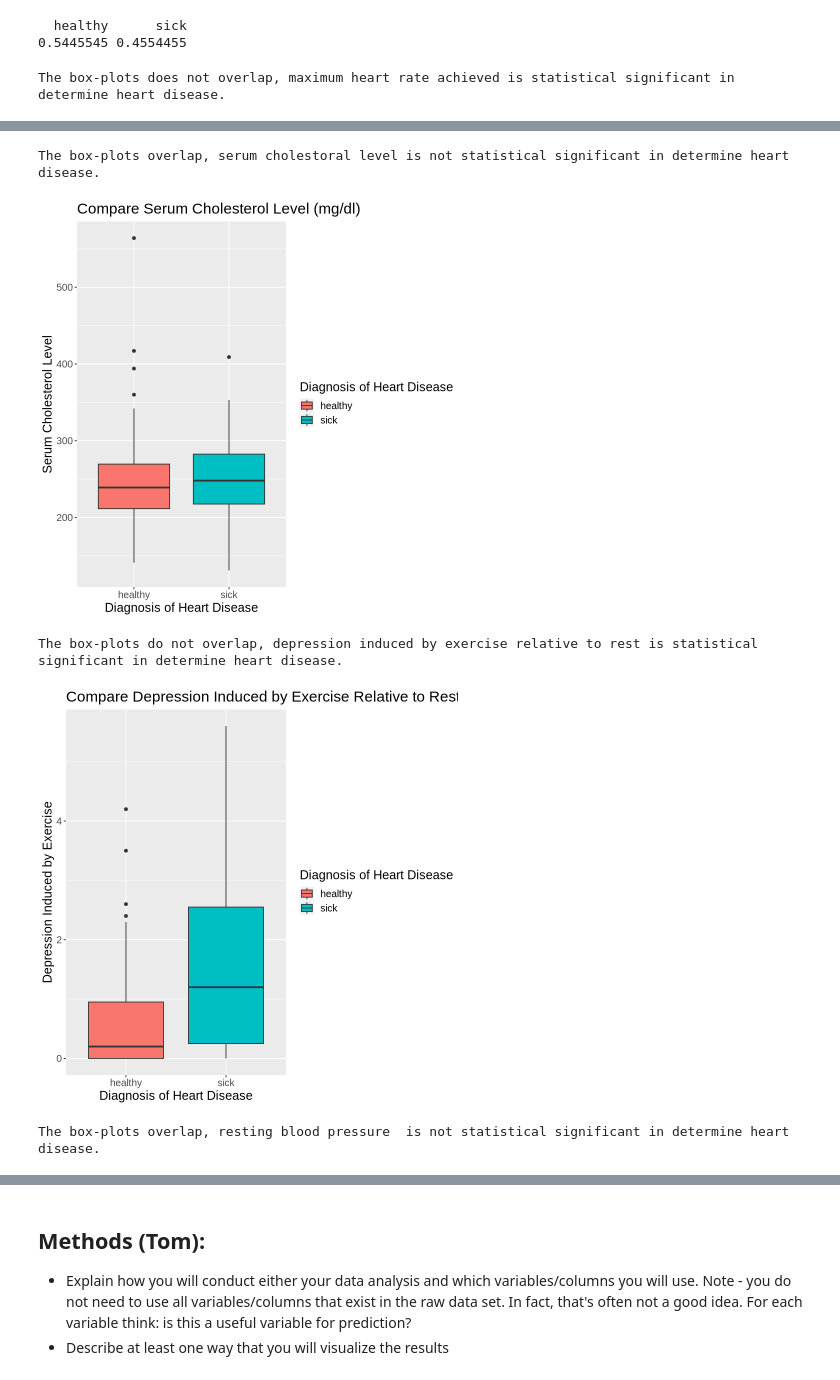
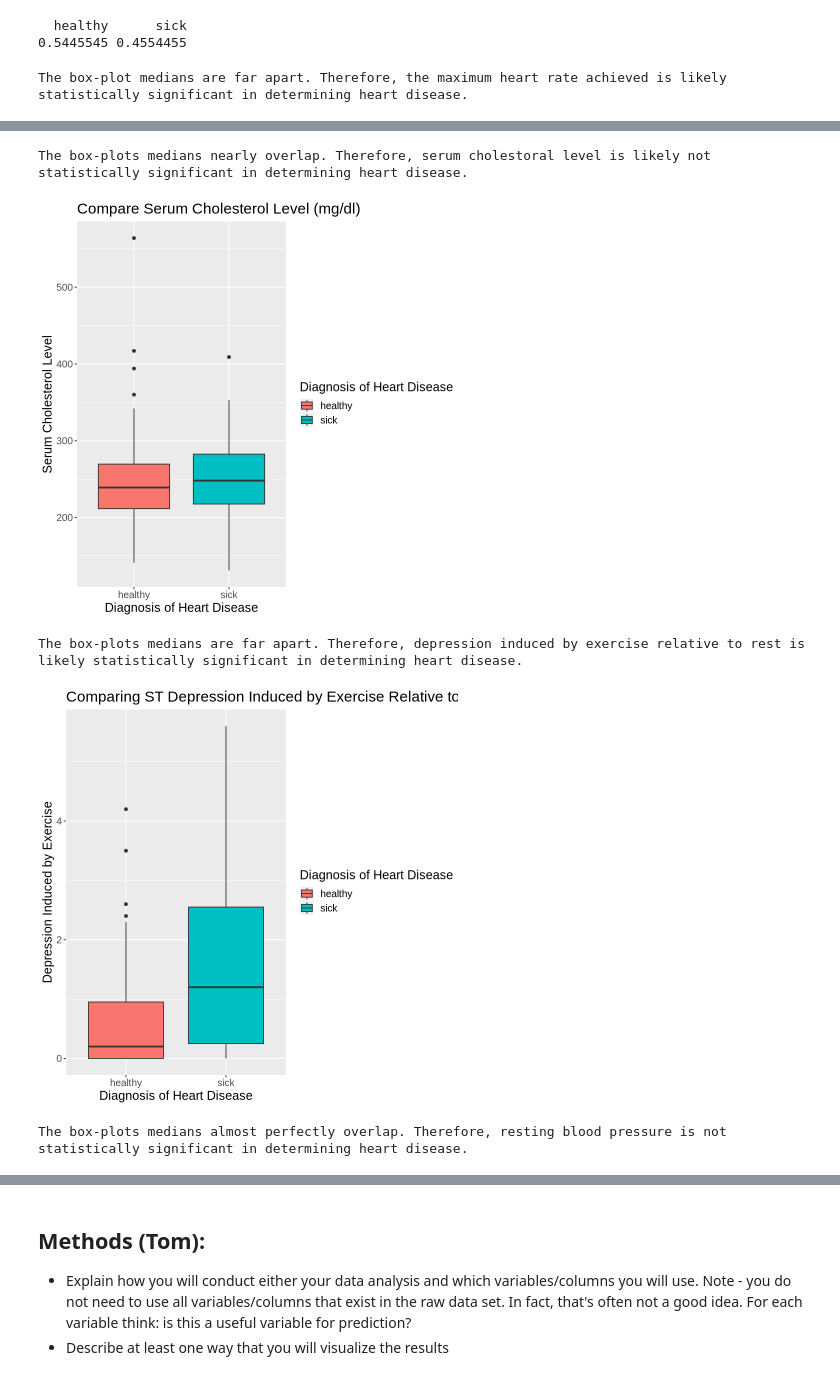
Before and after one commit to mikzine/DSCI-100-project-010-4, a Jupyter notebook: group_project_proposal.ipynb, the cells around one changed output, grey strips where cells are left out. Drawn from its saved outputs; the diff is of its cells as text; code cells hidden in the pictures.

```diff
--- a/group_project_proposal.ipynb
+++ b/group_project_proposal.ipynb
@@ -108,7 +126,7 @@ thalach_boxplot <- heart_train |>
        theme(text = element_text(size = 15))
 thalach_boxplot
 
-cat("The box-plots does not overlap, maximum heart rate achieved is statistical significant in determine heart disease.")
+cat("The box-plot medians are far apart. Therefore, the maximum heart rate achieved is likely statistically significant in determining heart disease.")
 
 
 #compare serum cholestoral level between sick or not
@@ -120,42 +138,42 @@ chol_boxplot <- heart_train |>
        y = "Serum Cholesterol Level",
        fill = "Diagnosis of Heart Disease") +
        theme(text = element_text(size = 15))
 chol_boxplot
 
-cat("The box-plots overlap, serum cholestoral level is not statistical significant in determine heart disease.")
+cat("The box-plots medians nearly overlap. Therefore, serum cholestoral level is likely not statistically significant in determining heart disease.")
 
 #compare ST depression induced by exercise relative to rest between sick or not
 oldpeak_boxplot <- heart_train |>
   ggplot(aes(x = disease, y = oldpeak, group = disease)) +
   geom_boxplot(aes(fill = disease)) +
-  labs(title = "Compare Depression Induced by Exercise Relative to Rest",
+  labs(title = "Comparing ST Depression Induced by Exercise Relative to Rest",
        x = "Diagnosis of Heart Disease",
        y = "Depression Induced by Exercise",
        fill = "Diagnosis of Heart Disease") +
        theme(text = element_text(size = 15))
 oldpeak_boxplot
 
-cat("The box-plots do not overlap, depression induced by exercise relative to rest is statistical significant in determine heart disease.")
+cat("The box-plots medians are far apart. Therefore, depression induced by exercise relative to rest is likely statistically significant in determining heart disease.")
 
 trestbps_boxplot <- heart_train |>
   ggplot(aes(x = disease, y = trestbps, group = disease)) +
   geom_boxplot(aes(fill = disease)) +
   labs(title = "Compare Resting Blood Pressure",
        x = "Diagnosis of Heart Disease",
        y = "Compare Resting Blood Pressure (mm/Hg)",
        fill = "Diagnosis of Heart Disease") +
        theme(text = element_text(size = 15))
 trestbps_boxplot
 
-cat("The box-plots overlap, resting blood pressure  is not statistical significant in determine heart disease.")
+cat("The box-plots medians almost perfectly overlap. Therefore, resting blood pressure is not statistically significant in determining heart disease.")
 # %% [output]
-The box-plots does not overlap, maximum heart rate achieved is statistical significant in determine heart disease.
+The box-plot medians are far apart. Therefore, the maximum heart rate achieved is likely statistically significant in determining heart disease.
 [figure]
-The box-plots overlap, serum cholestoral level is not statistical significant in determine heart disease.
+The box-plots medians nearly overlap. Therefore, serum cholestoral level is likely not statistically significant in determining heart disease.
 [figure]
-The box-plots do not overlap, depression induced by exercise relative to rest is statistical significant in determine heart disease.
+The box-plots medians are far apart. Therefore, depression induced by exercise relative to rest is likely statistically significant in determining heart disease.
-[figure, old version]
+[figure, new version]
-The box-plots overlap, resting blood pressure  is not statistical significant in determine heart disease.
+The box-plots medians almost perfectly overlap. Therefore, resting blood pressure is not statistically significant in determining heart disease.
 [figure]
 # %%
 # Visualization (boxplots)
```
Also changed, not shown: parts of 2 cells of this notebook.
